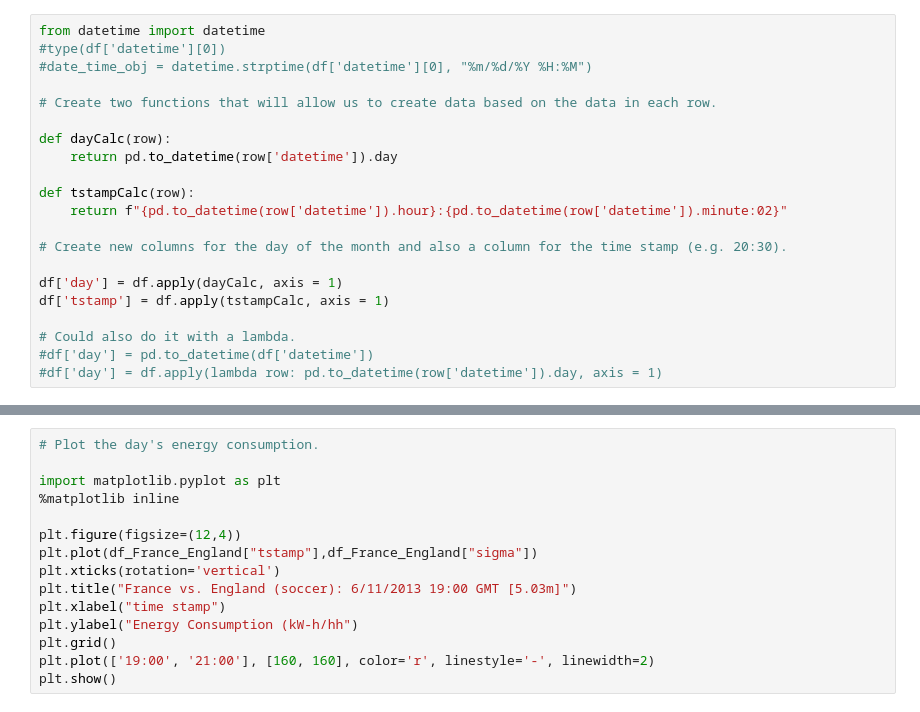
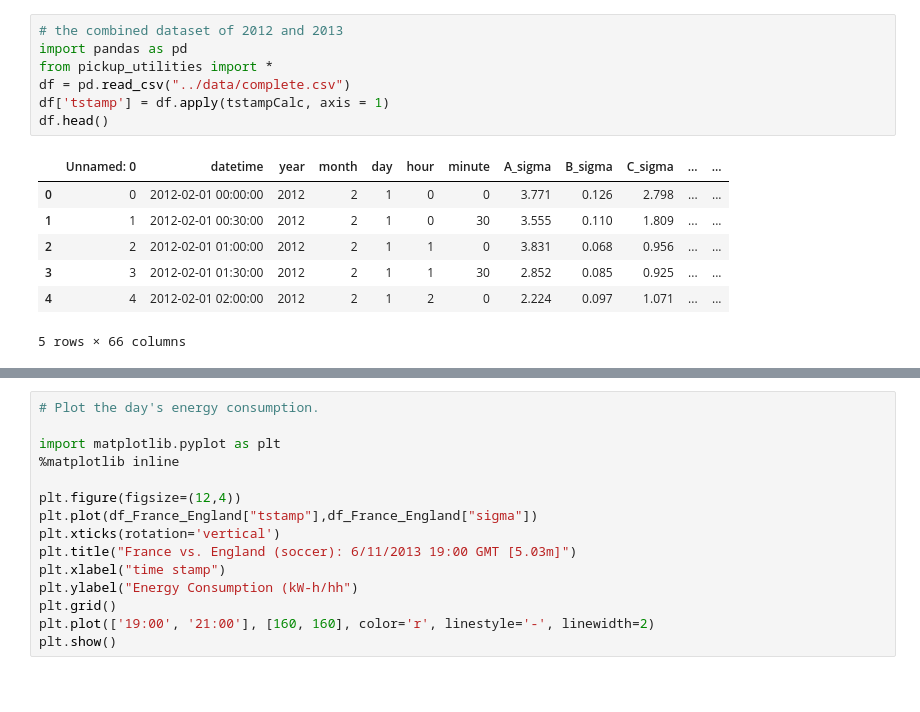
Before and after one commit to group-1-project-1/london-power-analysis, a Jupyter notebook: notebooks/FranceVsEngland2013.ipynb, the cells around one changed output, grey strips where cells are left out. Drawn from its saved outputs; the diff is of its cells as text; blank space fills up the shorter version.

```diff
--- a/notebooks/FranceVsEngland2013.ipynb
+++ b/notebooks/FranceVsEngland2013.ipynb
@@ -15,24 +1,18 @@ df.head()
-# %%
-from datetime import datetime
-#type(df['datetime'][0])
-#date_time_obj = datetime.strptime(df['datetime'][0], "%m/%d/%Y %H:%M")
-
-# Create two functions that will allow us to create data based on the data in each row.
-
-def dayCalc(row):
-    return pd.to_datetime(row['datetime']).day
-
-def tstampCalc(row):
-    return f"{pd.to_datetime(row['datetime']).hour}:{pd.to_datetime(row['datetime']).minute:02}"
-
-# Create new columns for the day of the month and also a column for the time stamp (e.g. 20:30).
-
-df['day'] = df.apply(dayCalc, axis = 1)
-df['tstamp'] = df.apply(tstampCalc, axis = 1)
-
-# Could also do it with a lambda.
-#df['day'] = pd.to_datetime(df['datetime'])
-#df['day'] = df.apply(lambda row: pd.to_datetime(row['datetime']).day, axis = 1)
+# %%
+# the combined dataset of 2012 and 2013
+import pandas as pd
+from pickup_utilities import *
+df = pd.read_csv("../data/complete.csv")
+df['tstamp'] = df.apply(tstampCalc, axis = 1)
+df.head()
+# %% [output]
+|  | Unnamed: 0 | datetime | year | month | day | hour | minute | A_sigma | B_sigma | C_sigma | ... | ... |
+| 0 | 0 | 2012-02-01 00:00:00 | 2012 | 2 | 1 | 0 | 0 | 3.771 | 0.126 | 2.798 | ... | ... |
+| 1 | 1 | 2012-02-01 00:30:00 | 2012 | 2 | 1 | 0 | 30 | 3.555 | 0.110 | 1.809 | ... | ... |
+| 2 | 2 | 2012-02-01 01:00:00 | 2012 | 2 | 1 | 1 | 0 | 3.831 | 0.068 | 0.956 | ... | ... |
+| 3 | 3 | 2012-02-01 01:30:00 | 2012 | 2 | 1 | 1 | 30 | 2.852 | 0.085 | 0.925 | ... | ... |
+| 4 | 4 | 2012-02-01 02:00:00 | 2012 | 2 | 1 | 2 | 0 | 2.224 | 0.097 | 1.071 | ... | ... |
+5 rows × 66 columns
 # %%
 # Create a dataframe representing energy consumption for February 11th 2013, the day
 # of the England vs. Italy game.
```
Also changed, not shown: parts of 4 cells of this notebook, 3 other files.
